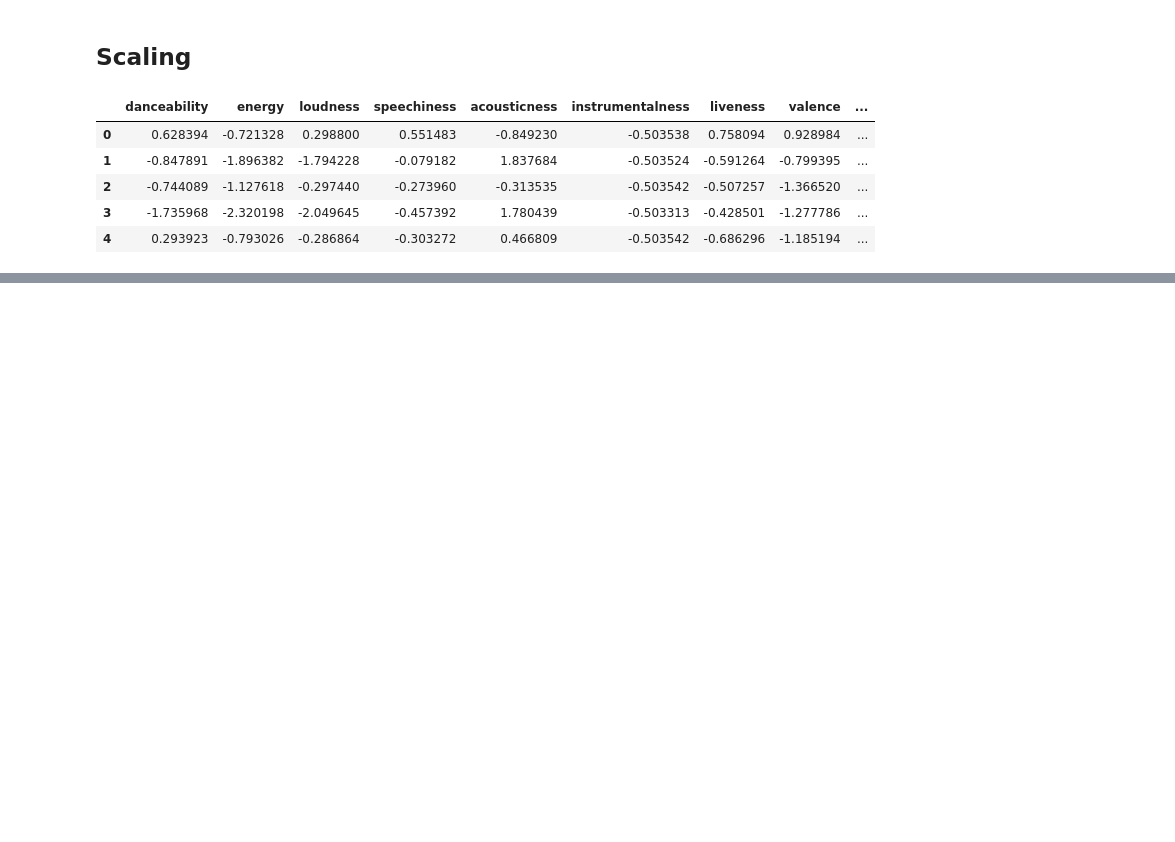
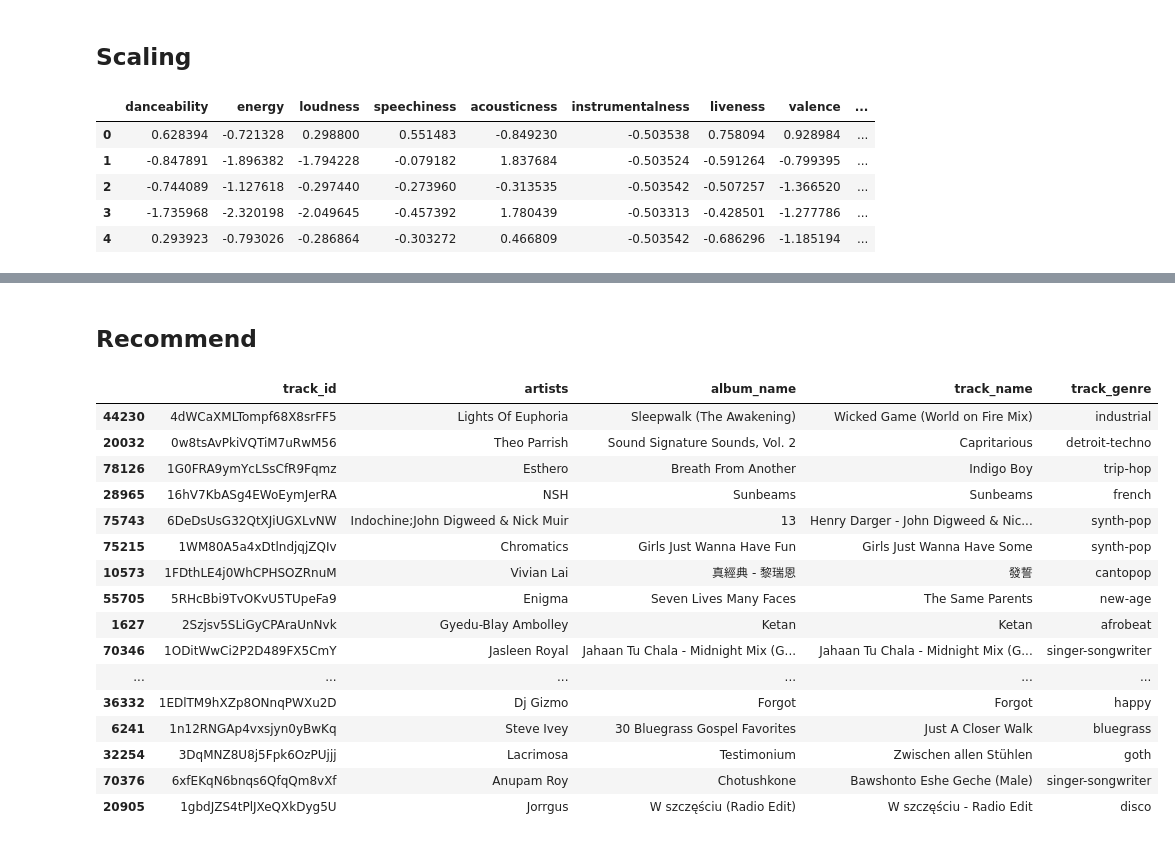
Before and after one commit to Victorpeereiraa/cross_genre_music_discovery, a Jupyter notebook: baseline_model.ipynb, the cells around one changed output, grey strips where cells are left out. Cells and saved outputs as stored; diff of their text form; code cells hidden in the pictures; blank space fills up the shorter version.

```diff
--- a/baseline_model.ipynb
+++ b/baseline_model.ipynb
@@ -46,11 +60,11 @@ audio_features = [
     "tempo"
 ]
 
-scaler = StandardScaler()
+scaler = StandardScaler().set_output(transform="pandas")
 
 X = df[audio_features]
 
-X_scaled = pd.DataFrame(scaler.fit_transform(X), columns=X.columns, index=X.index)
+X_scaled = scaler.fit_transform(X)
 # %%
 X_scaled.head()
 # %% [output]
@@ -78,0 +92,5 @@ model.fit(X_scaled)
+# %%
+# NearestNeighbors with Euclidean distance
+model = NearestNeighbors(metric="euclidean")
+
+model.fit(X_scaled)
@@ -78,0 +101,3 @@ model.fit(X_scaled)
+# %%
+# Build an input track set of 10 tracks
+input_tracks = X_scaled.sample(n=10, random_state=42)
@@ -79,4 +120,32 @@ model.fit(X_scaled)
+# %% [markdown]
+## Recommend
+# %%
+# Calculate input profile
+input_profile = input_tracks.mean(axis=0).to_frame().T
 # %%
-user_tracks = df.sample(n=10, random_state=42)
+# Find 20 neighbors
+distances, indices = model.kneighbors(input_profile, n_neighbors=20)
 
-distances, indices = model.kneighbors(user_tracks)
+# The model returns an array of indices
+# Return the tracks from the original dataframe
+recommendations = df.iloc[indices[0]]
+
+recommendations[['track_id', 'artists', 'album_name', 'track_name', 'track_genre']]
+# %% [output]
+|  | track_id | artists | album_name | track_name | track_genre |
+| 44230 | 4dWCaXMLTompf68X8srFF5 | Lights Of Euphoria | Sleepwalk (The Awakening) | Wicked Game (World on Fire Mix) | industrial |
+| 20032 | 0w8tsAvPkiVQTiM7uRwM56 | Theo Parrish | Sound Signature Sounds, Vol. 2 | Capritarious | detroit-techno |
+| 78126 | 1G0FRA9ymYcLSsCfR9Fqmz | Esthero | Breath From Another | Indigo Boy | trip-hop |
+| 28965 | 16hV7KbASg4EWoEymJerRA | NSH | Sunbeams | Sunbeams | french |
+| 75743 | 6DeDsUsG32QtXJiUGXLvNW | Indochine;John Digweed & Nick Muir | 13 | Henry Darger - John Digweed & Nic... | synth-pop |
+| 75215 | 1WM80A5a4xDtlndjqjZQIv | Chromatics | Girls Just Wanna Have Fun | Girls Just Wanna Have Some | synth-pop |
+| 10573 | 1FDthLE4j0WhCPHSOZRnuM | Vivian Lai | 真經典 - 黎瑞恩 | 發誓 | cantopop |
+| 55705 | 5RHcBbi9TvOKvU5TUpeFa9 | Enigma | Seven Lives Many Faces | The Same Parents | new-age |
+| 1627 | 2Szjsv5SLiGyCPAraUnNvk | Gyedu-Blay Ambolley | Ketan | Ketan | afrobeat |
+| 70346 | 1ODitWwCi2P2D489FX5CmY | Jasleen Royal | Jahaan Tu Chala - Midnight Mix (G... | Jahaan Tu Chala - Midnight Mix (G... | singer-songwriter |
+| ... | ... | ... | ... | ... | ... |
+| 36332 | 1EDlTM9hXZp8ONnqPWXu2D | Dj Gizmo | Forgot | Forgot | happy |
+| 6241 | 1n12RNGAp4vxsjyn0yBwKq | Steve Ivey | 30 Bluegrass Gospel Favorites | Just A Closer Walk | bluegrass |
+| 32254 | 3DqMNZ8U8j5Fpk6OzPUjjj | Lacrimosa | Testimonium | Zwischen allen Stühlen | goth |
+| 70376 | 6xfEKqN6bnqs6QfqQm8vXf | Anupam Roy | Chotushkone | Bawshonto Eshe Geche (Male) | singer-songwriter |
+| 20905 | 1gbdJZS4tPlJXeQXkDyg5U | Jorrgus | W szczęściu (Radio Edit) | W szczęściu - Radio Edit | disco |
```
Also changed, not shown: parts of 15 cells of this notebook.
